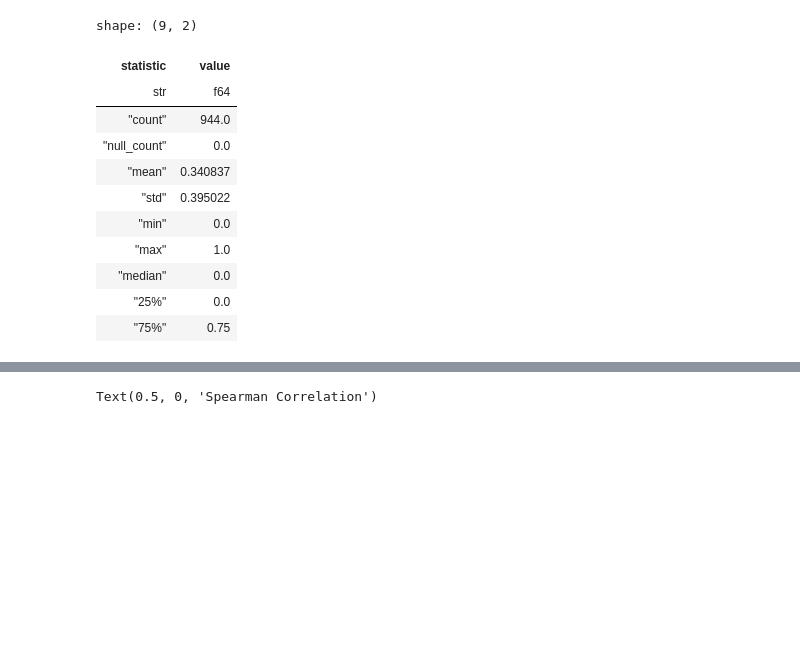
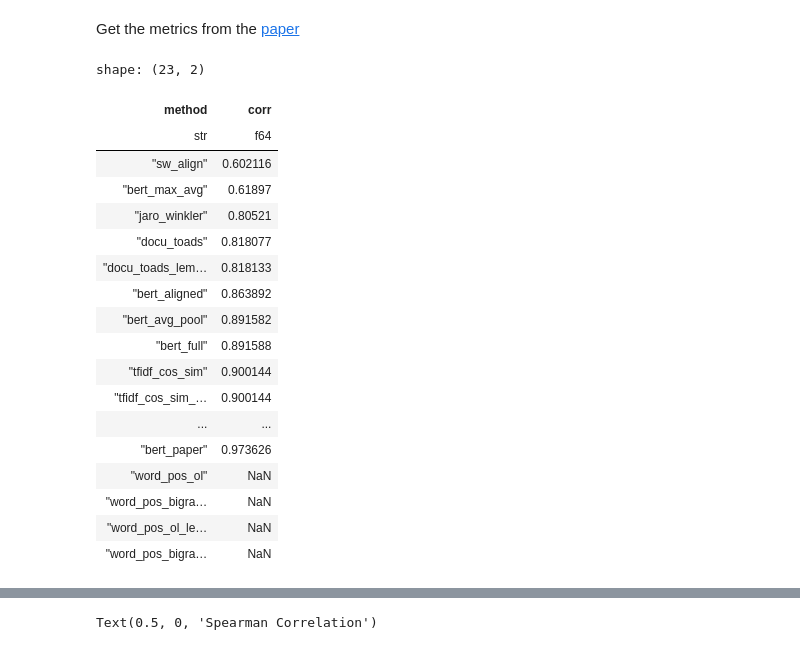
Before and after one commit to PeterWalchhofer/law-bill-similarity, a Jupyter notebook: experiment.ipynb, the cells around one changed output, grey strips where cells are left out. Drawn from its saved outputs; the diff is of its cells as text; code cells hidden in the pictures; blank space fills up the shorter version.

```diff
--- a/experiment.ipynb
+++ b/experiment.ipynb
@@ -75,6 +40,8 @@ test_de = load_df("test", "de", preprocessing=False).with_columns([
 test_en = load_df("test", "en", preprocessing=False).with_columns([
     pl.col("label") / 4
 ])
+# %% [markdown]
+Get the metrics from the [paper](https://aclanthology.org/2021.emnlp-main.787/)
 # %%
 paper_pred_de = pl.read_csv("data/predictions/test_preds_de.csv")
 paper_pred_en = pl.read_csv("data/predictions/test_preds_en.csv")
@@ -84,21 +51,6 @@ test_metrics_de = test_metrics_de.with_columns([
 test_metrics_en = test_metrics_en.with_columns([
     pl.Series(paper_pred_en["paper_preds"] /4).alias("bert_paper"),
 ])
-# %%
-test_en["label"].describe()
-# %% [output]
-shape: (9, 2)
-| statistic | value |
-| str | f64 |
-| "count" | 944.0 |
-| "null_count" | 0.0 |
-| "mean" | 0.340837 |
-| "std" | 0.395022 |
-| "min" | 0.0 |
-| "max" | 1.0 |
-| "median" | 0.0 |
-| "25%" | 0.0 |
-| "75%" | 0.75 |
 # %%
 # spearman correlation
 from scipy.stats import spearmanr
@@ -114,3 +66,25 @@ eval_en = evaluate_spearmanr(test_metrics_en, test_en["label"])
+# %%
+eval_en
+# %% [output]
+shape: (23, 2)
+| method | corr |
+| str | f64 |
+| "sw_align" | 0.602116 |
+| "bert_max_avg" | 0.61897 |
+| "jaro_winkler" | 0.80521 |
+| "docu_toads" | 0.818077 |
+| "docu_toads_lem… | 0.818133 |
+| "bert_aligned" | 0.863892 |
+| "bert_avg_pool" | 0.891582 |
+| "bert_full" | 0.891588 |
+| "tfidf_cos_sim" | 0.900144 |
+| "tfidf_cos_sim_… | 0.900144 |
+| ... | ... |
+| "bert_paper" | 0.973626 |
+| "word_pos_ol" | NaN |
+| "word_pos_bigra… | NaN |
+| "word_pos_ol_le… | NaN |
+| "word_pos_bigra… | NaN |
 # %%
 from matplotlib import pyplot as plt
 plt.barh(eval_en["method"].to_numpy(), eval_en["corr"].to_numpy())
```
Also changed, not shown: parts of 19 cells of this notebook, 4 other files.
